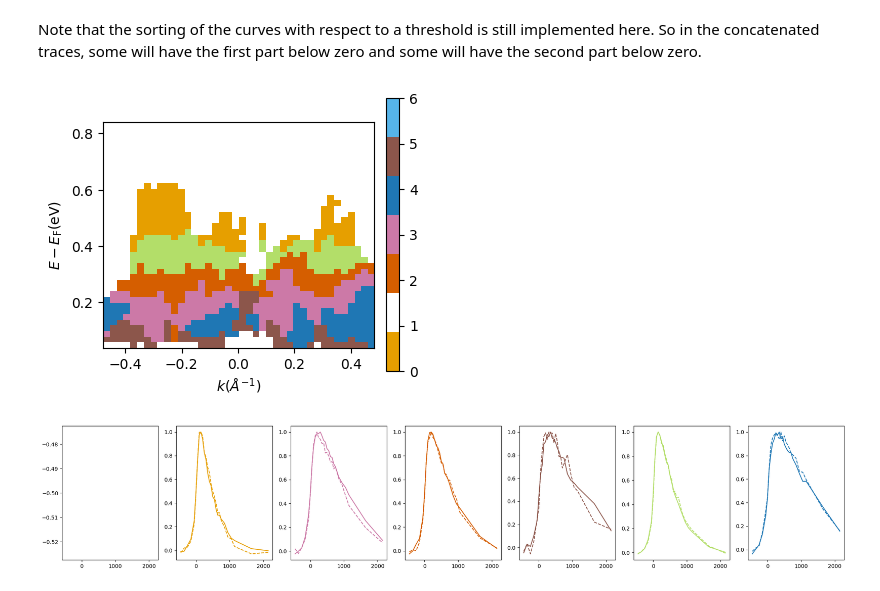
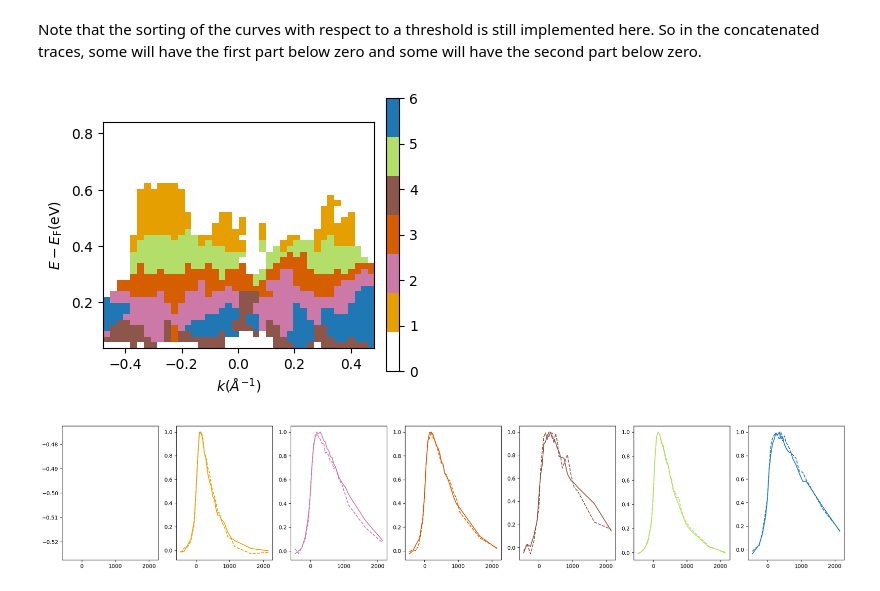
Before and after one commit to PhilipHofmann/PtBi2_kmeans, a Jupyter notebook: 240430_PtBi2_paper_figures.ipynb, the cells around one changed output. Saved outputs shown, nothing was run; the diff lists cells and outputs as text; code cells hidden in the pictures.

```diff
--- a/240430_PtBi2_paper_figures.ipynb
+++ b/240430_PtBi2_paper_figures.ipynb
@@ -979,13 +980,13 @@ for roi_x in range(num_rois_per_k):
         k += 1
 
 im_norm = ax.imshow(cluster_im_conc_norm.T, cmap=custom_cmap,extent=[d27_k[roi_k[0]],d27_k[roi_k[1]],d27_E[roi_e[1]],d27_E[roi_e[0]]])
-plt.colorbar(im_all, ax=ax, fraction=0.046, pad=0.04)
+plt.colorbar(im_norm, ax=ax, fraction=0.046, pad=0.04)
     # ax.set_title("Fig. 1c")
 ax.invert_yaxis()
 ax.set_xlabel(r"$\mathit{k}(\AA^{-1})$")
 ax.set_ylabel(r"$E-E_{\mathrm{F}}(\mathrm{eV)}$")
-plt.savefig('fig_5_map.svg', format='svg')
-plt.savefig('fig_4_map.pdf', format='pdf')
+# plt.savefig('fig_5_map.svg', format='svg')
+# plt.savefig('fig_4_map.pdf', format='pdf')
 fig.tight_layout()
 plt.show()
 
@@ -1018,34 +1019,34 @@ for j in range(n_clusters):
         cluster_mean_trace = np.mean(cluster_data, axis=0)
         cluster_std_trace = np.std(cluster_data, axis=0)
 
         # Split the array into two halves for both mean and std
         midpoint = len(cluster_mean_trace) // 2
         cluster_mean_trace1 = cluster_mean_trace[:midpoint]
         cluster_mean_trace2 = cluster_mean_trace[midpoint:]
         cluster_std_trace1 = cluster_std_trace[:midpoint]
         cluster_std_trace2 = cluster_std_trace[midpoint:]
 
         # Normalize each half so that the maximum value is 1
         if np.max(cluster_mean_trace1) > 0:
             cluster_mean_trace1 = cluster_mean_trace1 / np.max(cluster_mean_trace1)
             cluster_std_trace1 = cluster_std_trace1 / np.max(cluster_mean_trace1)
         if np.max(cluster_mean_trace2) > 0:
             cluster_mean_trace2 = cluster_mean_trace2 / np.max(cluster_mean_trace2)
             cluster_std_trace2 = cluster_std_trace2 / np.max(cluster_mean_trace2)
 
         # Plot the normalized traces with shaded areas
         axes[j].plot(time, cluster_mean_trace1, label=f'Cluster {j} Part 1', color=colors[j])
         #axes[j].fill_between(time, cluster_mean_trace1 - cluster_std_trace1, cluster_mean_trace1 + cluster_std_trace1, color=colors[j], alpha=0.3)
         axes[j].plot(time, cluster_mean_trace2, label=f'Cluster {j} Part 2', color=colors[j], linestyle='--')
         #axes[j].fill_between(time, cluster_mean_trace2 - cluster_std_trace2, cluster_mean_trace2 + cluster_std_trace2, color=colors[j], alpha=0.3)
 
         #axes[j].set_title(f"Normalized Intensities - Cluster {j}")
         #axes[j].set_xlabel("Time (fs)")
         #axes[j].set_ylabel("Intensity (arb. units)")
-plt.savefig('fig_5_clusters.svg', format='svg')
-plt.savefig('fig_4_clusters.pdf', format='pdf')
+# plt.savefig('fig_9_clusters.svg', format='svg')
+# plt.savefig('fig_9_clusters.pdf', format='pdf')
 plt.tight_layout()
 plt.show()
 # %% [output]
-[figure, old version]
+[figure, new version]
 [figure]
```
Also changed, not shown: parts of 7 cells of this notebook.
